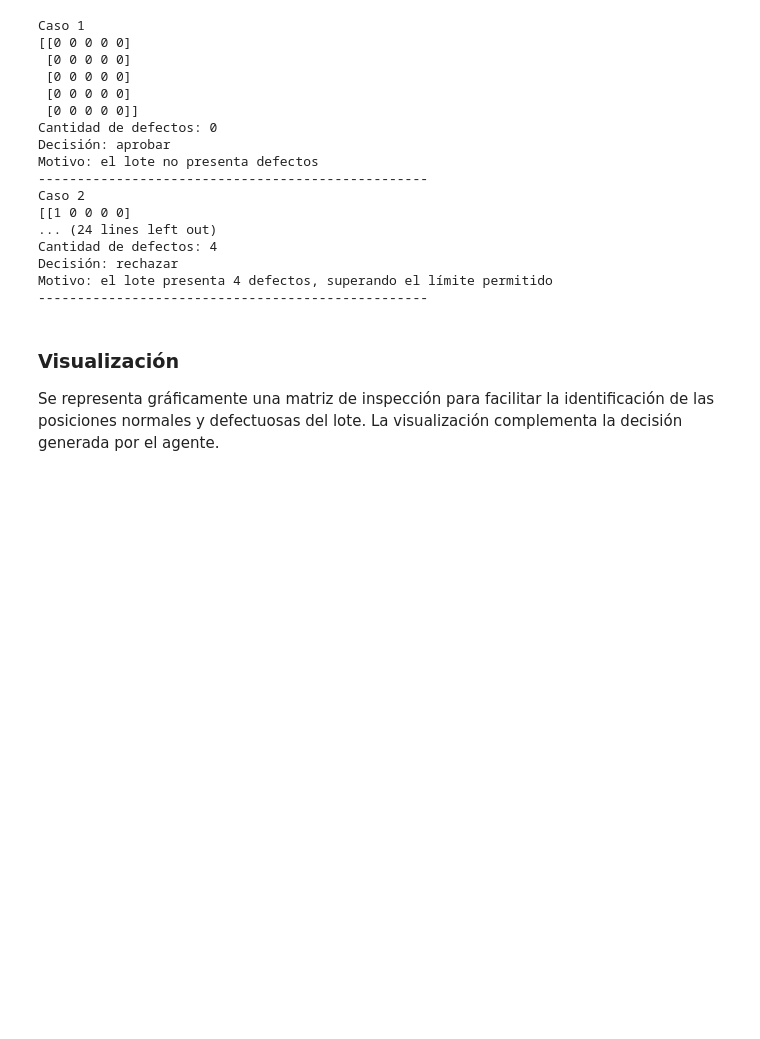
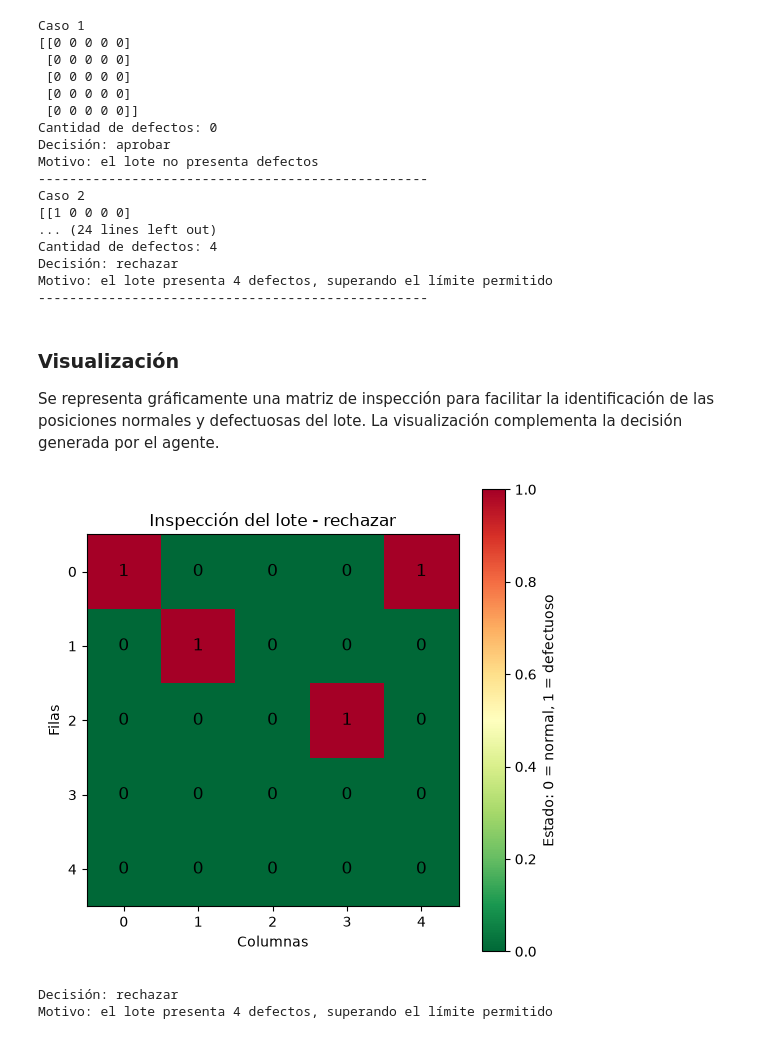
Before and after one commit to ronexpozo27/IS484-Practica001-Viernes-Pozo-Sarmiento, a Jupyter notebook: Ejercicio3_Inspeccion_Pozo-Sarmiento.ipynb, the cells around one changed output. Drawn from its saved outputs; the diff is of its cells as text; code cells hidden in the pictures; blank space fills up the shorter version.

```diff
--- a/Ejercicio3_Inspeccion_Pozo-Sarmiento.ipynb
+++ b/Ejercicio3_Inspeccion_Pozo-Sarmiento.ipynb
@@ -115,3 +115,39 @@ Motivo: el lote presenta 4 defectos, superando el límite permitido
 ### Visualización
 
 Se representa gráficamente una matriz de inspección para facilitar la identificación de las posiciones normales y defectuosas del lote. La visualización complementa la decisión generada por el agente.
+# %%
+import matplotlib.pyplot as plt
+
+# Seleccionar la matriz con 4 defectos
+matriz_visualizada = matriz_4
+
+accion, motivo = agente_inspeccion(matriz_visualizada)
+
+plt.figure(figsize=(6, 6))
+plt.imshow(matriz_visualizada, cmap="RdYlGn_r", vmin=0, vmax=1)
+
+plt.title(f"Inspección del lote - {accion}")
+plt.xlabel("Columnas")
+plt.ylabel("Filas")
+
+# Mostrar el valor de cada posición
+for i in range(5):
+    for j in range(5):
+        plt.text(
+            j,
+            i,
+            str(matriz_visualizada[i, j]),
+            ha="center",
+            va="center",
+            fontsize=12
+        )
+
+plt.colorbar(label="Estado: 0 = normal, 1 = defectuoso")
+plt.show()
+
+print(f"Decisión: {accion}")
+print(f"Motivo: {motivo}")
+# %% [output]
+[figure, added]
+Decisión: rechazar
+Motivo: el lote presenta 4 defectos, superando el límite permitido
```
Also changed, not shown: 1 other file.
